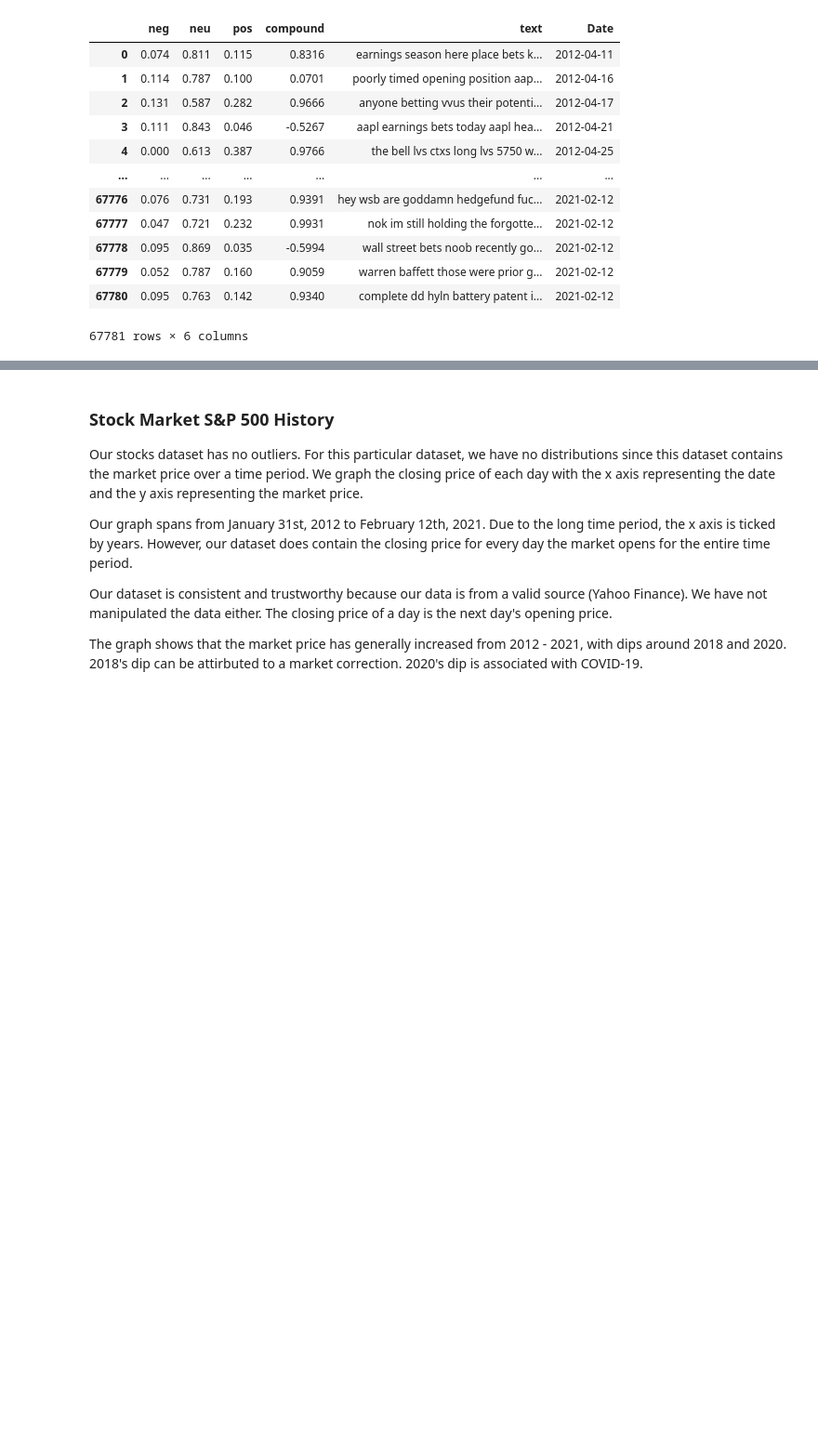
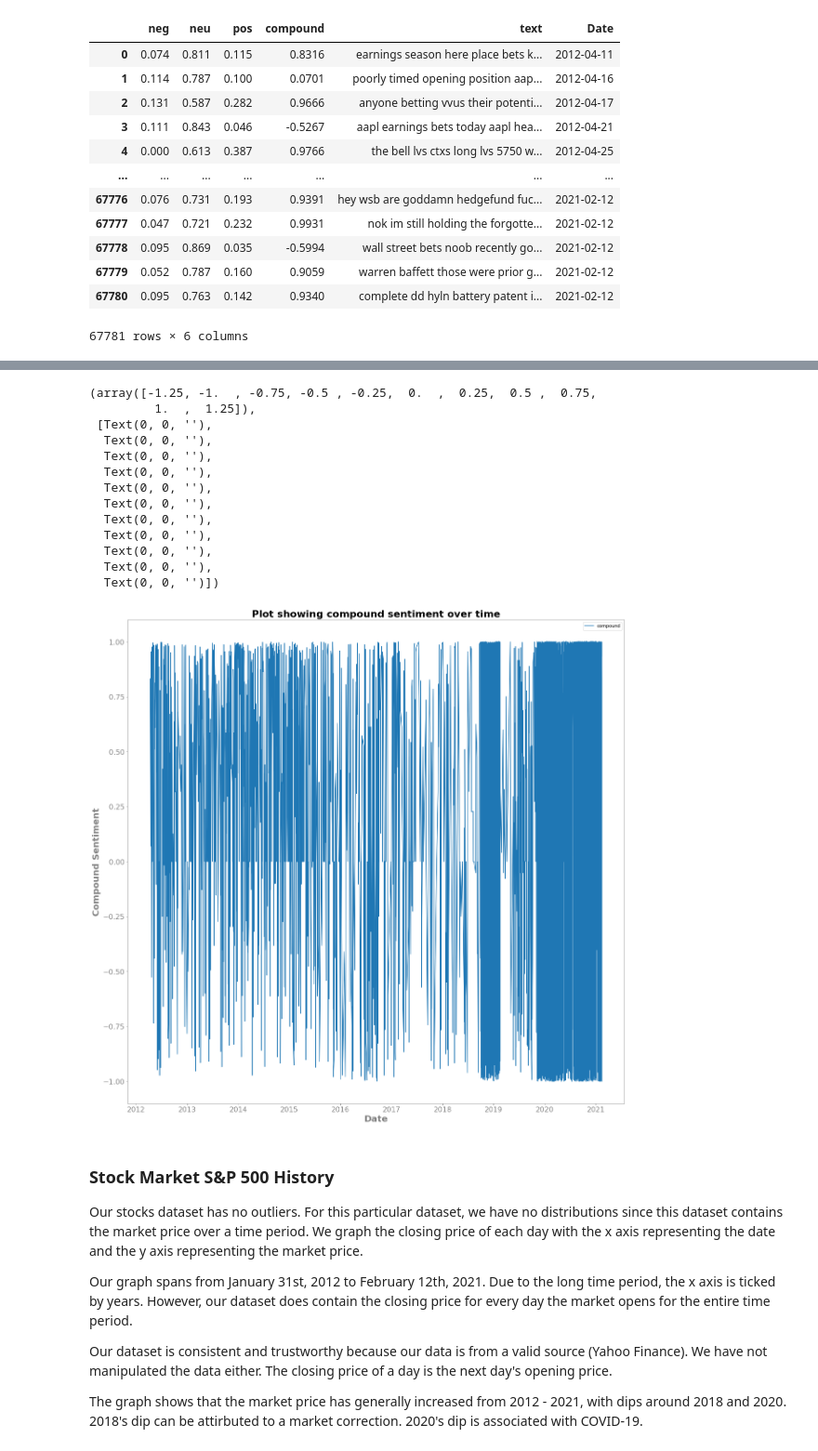
Before and after one commit to sjwfleet/COGS108_Project, a Jupyter notebook: FinalProject_group082.ipynb, the cells around one changed output, grey strips where cells are left out. Shown at 93% size. Saved outputs shown, nothing was run; the diff lists cells and outputs as text; code cells hidden in the pictures; blank space fills up the shorter version.

```diff
--- a/FinalProject_group082.ipynb
+++ b/FinalProject_group082.ipynb
@@ -649,3 +723,37 @@ plt.rcParams['figure.figsize']=(25,25)
+# %%
+# Plotting compound sentiment over time
+ax = analyzed_pb.plot(x='Date', y='compound')
+
+# Style
+plt.title('Plot showing compound sentiment over time',
+         fontsize = 22, fontweight = 'bold')
+plt.xlabel('Date', fontsize=20, fontweight='bold', color='grey')
+plt.ylabel('Compound Sentiment', fontsize=20, fontweight='bold', color='grey')
+ax.tick_params(colors='gray', direction='out')
+for tick in ax.get_xticklabels():
+    tick.set_color('gray')
+for tick in ax.get_yticklabels():
+    tick.set_color('gray')
+for spine in ax.spines.values():
+    spine.set_color('gray')
+plt.rcParams['figure.figsize']=(20,20)
+plt.xticks(fontsize=16)
+plt.yticks(fontsize=16)
+# %% [output]
+(array([-1.25, -1.  , -0.75, -0.5 , -0.25,  0.  ,  0.25,  0.5 ,  0.75,
+         1.  ,  1.25]),
+ [Text(0, 0, ''),
+  Text(0, 0, ''),
+  Text(0, 0, ''),
+  Text(0, 0, ''),
+  Text(0, 0, ''),
+  Text(0, 0, ''),
+  Text(0, 0, ''),
+  Text(0, 0, ''),
+  Text(0, 0, ''),
+  Text(0, 0, ''),
+  Text(0, 0, '')])
+[figure, added]
 # %% [markdown]
 ### Stock Market S&P 500 History
 
```
Also changed, not shown: parts of 24 cells of this notebook.
